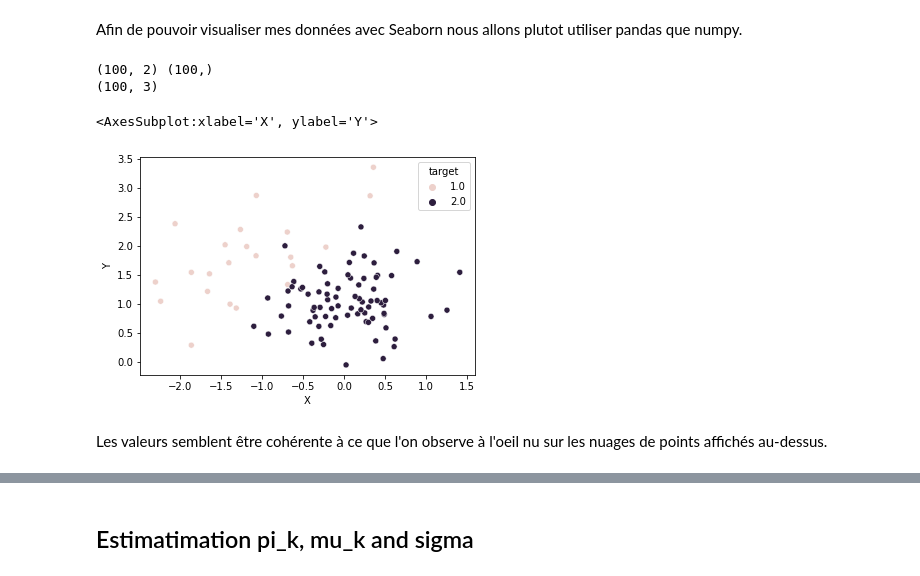
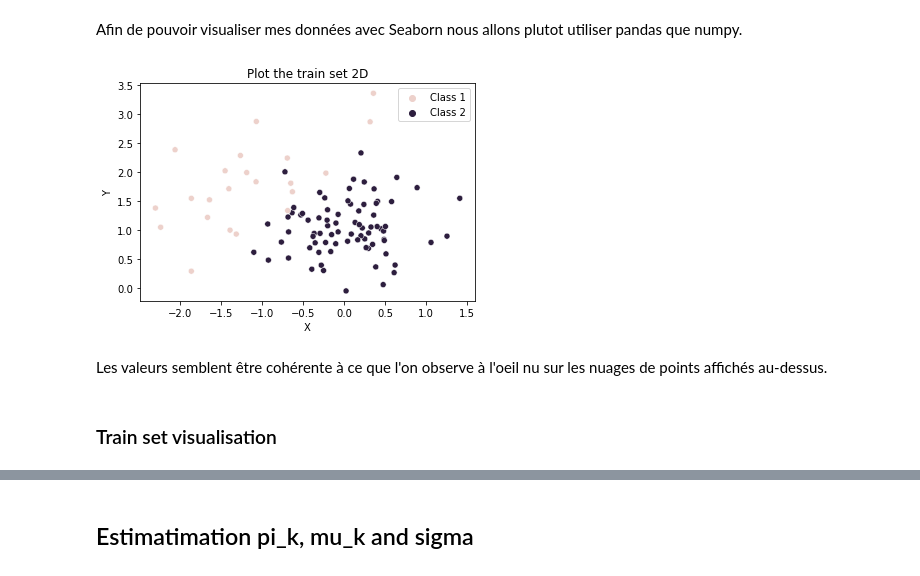
Before and after one commit to jeremdesno/python_sdia, a Jupyter notebook: TP A&D/TP2_LDA_QDA/TP2_LDA_QDA.ipynb, the cells around one changed output, grey strips where cells are left out. Saved outputs shown, nothing was run; the diff lists cells and outputs as text; code cells hidden in the pictures.

```diff
--- a/TP A&D/TP2_LDA_QDA/TP2_LDA_QDA.ipynb
+++ b/TP A&D/TP2_LDA_QDA/TP2_LDA_QDA.ipynb
@@ -65,18 +65,23 @@ print(mean1, mean2)
 # %% [markdown]
 Afin de pouvoir visualiser mes données avec Seaborn nous allons plutot utiliser pandas que numpy.
 # %%
+#Define columns name
 columns = ['X', 'Y', 'target']
-print( x_train.shape, y_train.shape)
+
+# Transform data to dataframe
 x_train_df = pd.DataFrame(np.concatenate((x_train, y_train[:, newaxis]), axis = 1), columns = columns)
-
-print(x_train_df.shape)
-# %% [output]
-(100, 2) (100,)
-(100, 3)
-# %%
-sns.scatterplot(x = 'X', y = 'Y', hue = x_train_df['target'], data = x_train_df)
-# %% [output]
-<AxesSubplot:xlabel='X', ylabel='Y'>
-[figure, removed]
+# %%
+sns.scatterplot(x = 'X', y = 'Y', hue = x_train_df['target'], data = x_train_df)
+legend = plt.legend()
+legend.get_texts()[0].set_text('Class 1')  # Change the label for the first class
+legend.get_texts()[1].set_text('Class 2')  # Change the label for the second class
+
+
+plt.title('Plot the train set 2D')
+plt.show()
+# %% [output]
+[figure, added]
 # %% [markdown]
 Les valeurs semblent être cohérente à ce que l'on observe à l'oeil nu sur les nuages de points affichés au-dessus.
+# %% [markdown]
+### Train set visualisation
```
Also changed, not shown: parts of 77 cells of this notebook.
